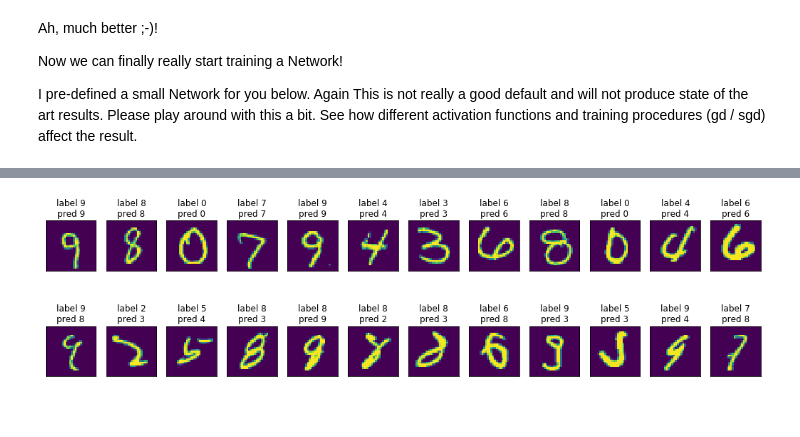
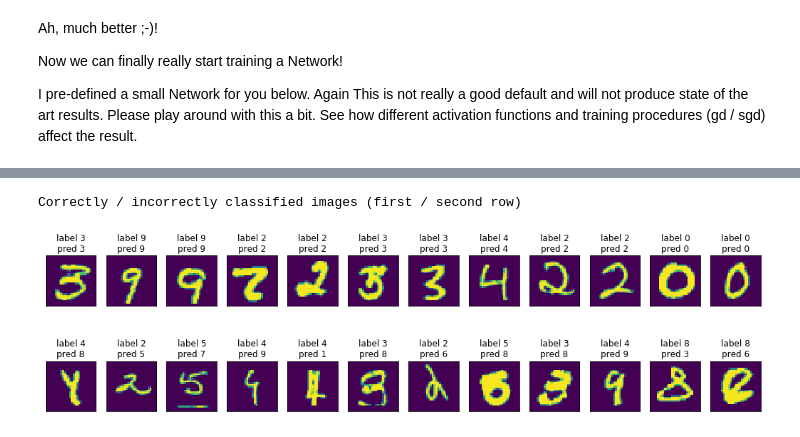
Before and after one commit to js1285/JochenSautterDL, a Jupyter notebook: exercise_1.ipynb, the cells around one changed output, grey strips where cells are left out. Drawn from its saved outputs; the diff is of its cells as text; code cells hidden in the pictures.

```diff
--- a/exercise_1.ipynb
+++ b/exercise_1.ipynb
@@ -836,9 +726,12 @@ layers.append(SoftmaxOutput(layers[-1]))
 nn = NeuralNetwork(layers)
 # Train neural network
 t0 = time.time()
-nn.train(X_train, y_train, X_valid, y_valid, learning_rate=0.4,
-         max_epochs=20, batch_size=60, descent_type="sgd", y_one_hot=True)
+train_errors, valid_errors = nn.train(X_train, y_train, X_valid, y_valid, learning_rate=0.4,
+         max_epochs=25, batch_size=60, descent_type="sgd", y_one_hot=True)
 t1 = time.time()
 print('Duration: {:.1f}s'.format(t1-t0))
+
+test_err = nn.classification_error(X_test,y_test)
+print("\nTest Error: {}".format(test_err))
 # %% [output]
 ... starting training
@@ -867,5 +764,5 @@ Test Error: 0.0205
 # %%
-start = 24        # starting point in Lists of Images to be displayed
+start = 50        # starting point in Lists of Images to be displayed
 n_images = 12     # number of images
 
 y_valid_pred = unhot(nn.predict(X_valid))
@@ -877,32 +774,34 @@ X_True =  X_valid[y_valid == y_valid_pred]
 L_True =  y_valid[y_valid == y_valid_pred]
 L_True_pred = y_valid_pred[y_valid == y_valid_pred]
 
 X_False = X_valid[y_valid != y_valid_pred]
 L_False = y_valid[y_valid != y_valid_pred]
 L_False_pred = y_valid_pred[y_valid != y_valid_pred]
 
 True_images = X_True[start:n_images+start][:].reshape(n_images,28,28)
 True_Labels = L_True[start:n_images+start]
 True_Labels_pred = L_True_pred[start:n_images+start]
 False_images = X_False[start:n_images+start][:].reshape(n_images,28,28)
 False_Labels = L_False[start:n_images+start]
 False_Labels_pred = L_False_pred[start:n_images+start]
 
+print("Correctly / incorrectly classified images (first / second row)")
+
 fig, axes = plt.subplots(2, n_images, squeeze=False, figsize=(18,5))
-axes[0][0].set_title('True positives')
 
 for i in range(n_images):
         axes[0][i].imshow(True_images[i], interpolation='nearest')
         axes[0][i].set_title('label ' + str(True_Labels[i])+ '\n' + 'pred ' + str(True_Labels_pred[i]))
         axes[0][i].grid(False)
         axes[0][i].set_xticks([])
         axes[0][i].set_yticks([])
 
 for i in range(n_images):
         axes[1][i].imshow(False_images[i], interpolation='nearest')
         axes[1][i].set_title('label ' + str(False_Labels[i])+ '\n' + 'pred ' + str(False_Labels_pred[i]))
         axes[1][i].grid(False)
         axes[1][i].set_xticks([])
         axes[1][i].set_yticks([])
 # %% [output]
+Correctly / incorrectly classified images (first / second row)
-[figure, old version]
+[figure, new version]
```
Also changed, not shown: parts of 10 cells of this notebook.
